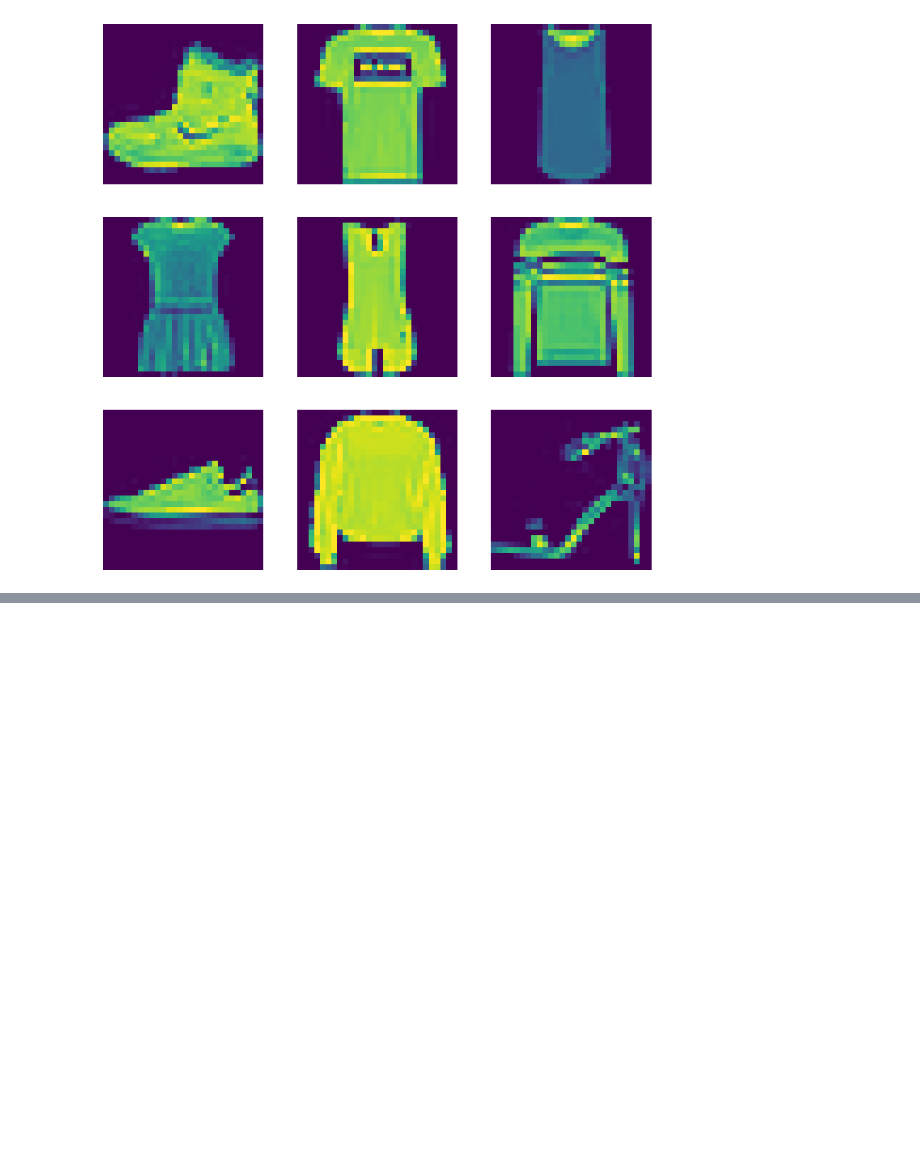
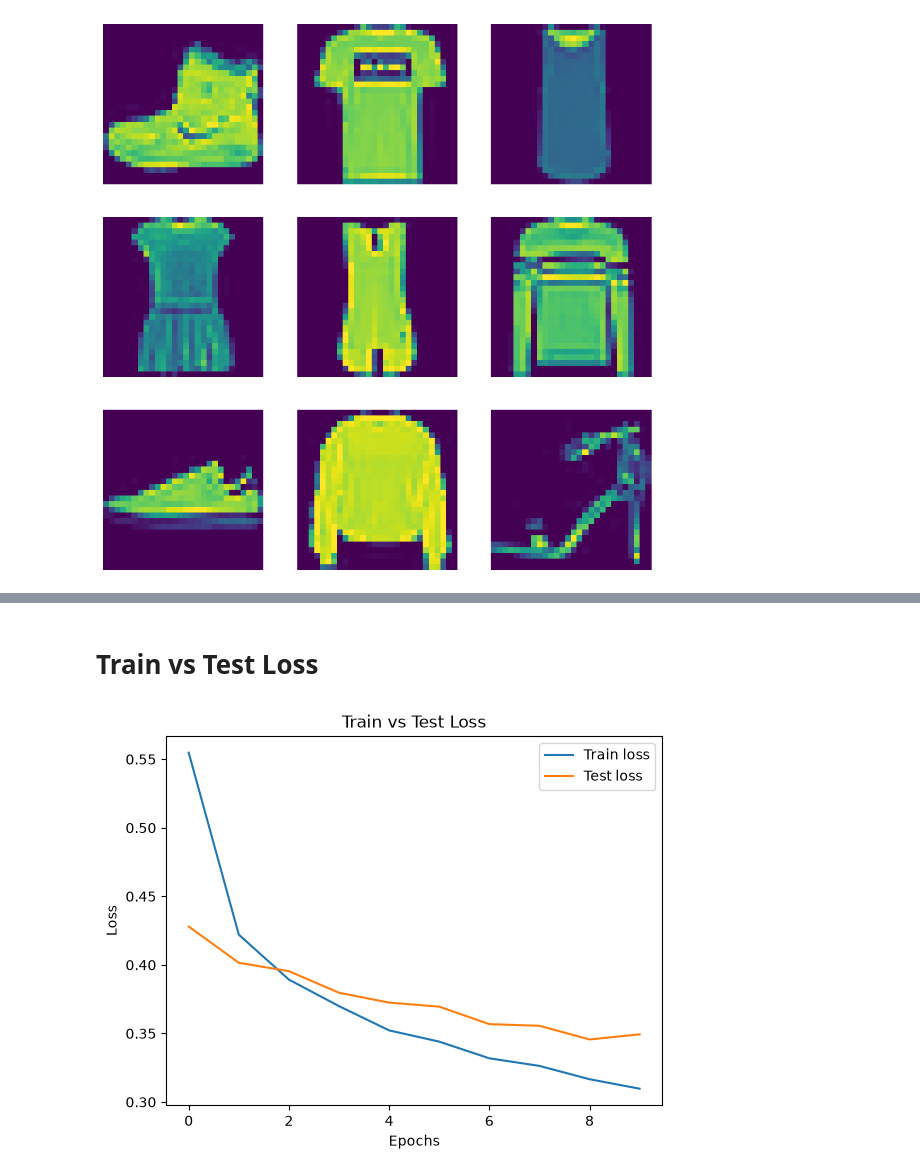
Before and after one commit to shy942/ML-exploration, a Jupyter notebook: notebooks/12_Computer_Vision.ipynb, the cells around one changed output, grey strips where cells are left out. Drawn from its saved outputs; the diff is of its cells as text; code cells hidden in the pictures; blank space fills up the shorter version.

```diff
--- a/notebooks/12_Computer_Vision.ipynb
+++ b/notebooks/12_Computer_Vision.ipynb
@@ -67,0 +76,3 @@ plt.show()
+# %%
+y_train = to_categorical(y_train)
+y_test = to_categorical(y_test)
@@ -67,0 +85,15 @@ plt.show()
+# %%
+model_ANN = keras.Sequential([keras.layers.Flatten(input_shape=(28,28)),
+                              keras.layers.Dense(128, activation='relu'),
+                              keras.layers.Dropout(0.3),
+                              keras.layers.Dense(10, activation='softmax')
+                            ])
+# %%
+# Compile
+model_ANN.compile(optimizer='adam',
+                  loss='categorical_crossentropy',
+                  metrics = ['accuracy'])
+# %%
+# Train history
+history_ANN = model_ANN.fit(X_train, y_train, epochs=10,
+                            validation_data=(X_test, y_test))
@@ -67,0 +133,12 @@ plt.show()
+# %% [markdown]
+# Train vs Test Loss
+# %%
+plt.plot(history_ANN.history['loss'], label='Train loss')
+plt.plot(history_ANN.history['val_loss'], label='Test loss')
+plt.xlabel('Epochs')
+plt.ylabel('Loss')
+plt.title('Train vs Test Loss')
+plt.legend()
+plt.show()
+# %% [output]
+[figure, added]
```
Also changed, not shown: parts of 24 cells of this notebook, 2 other files.
